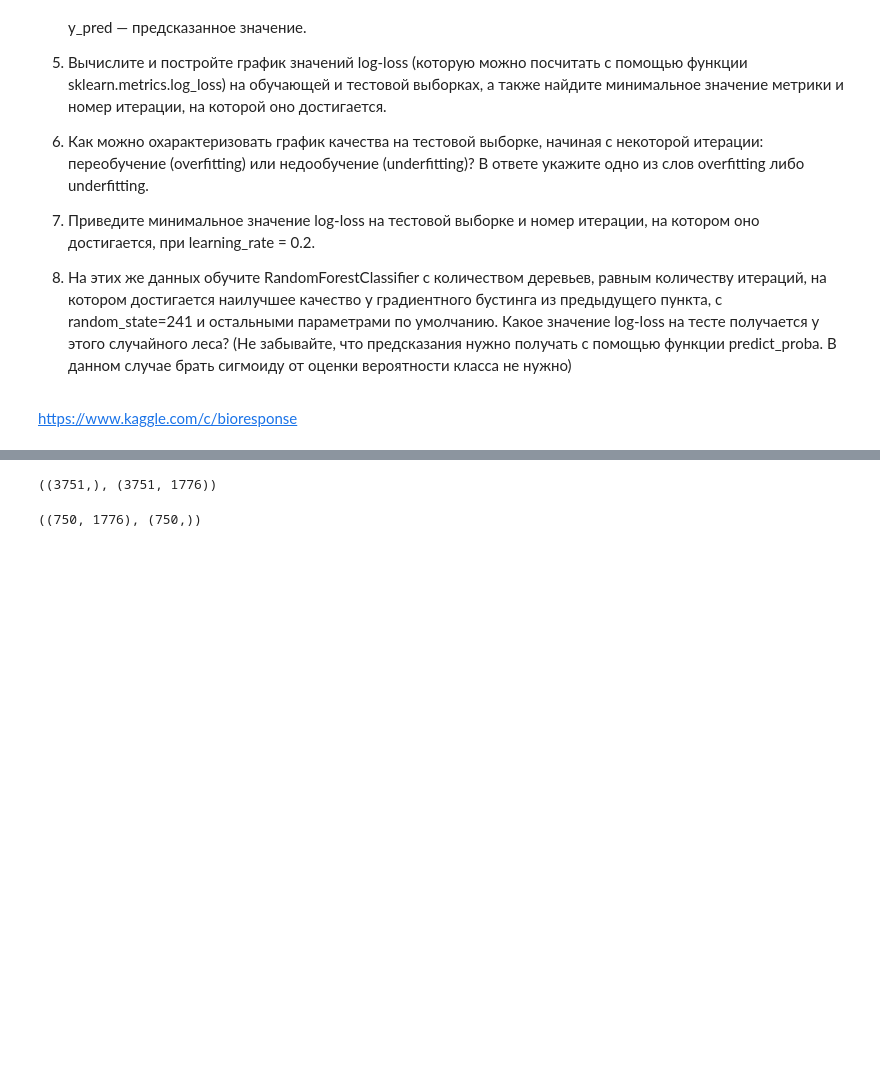
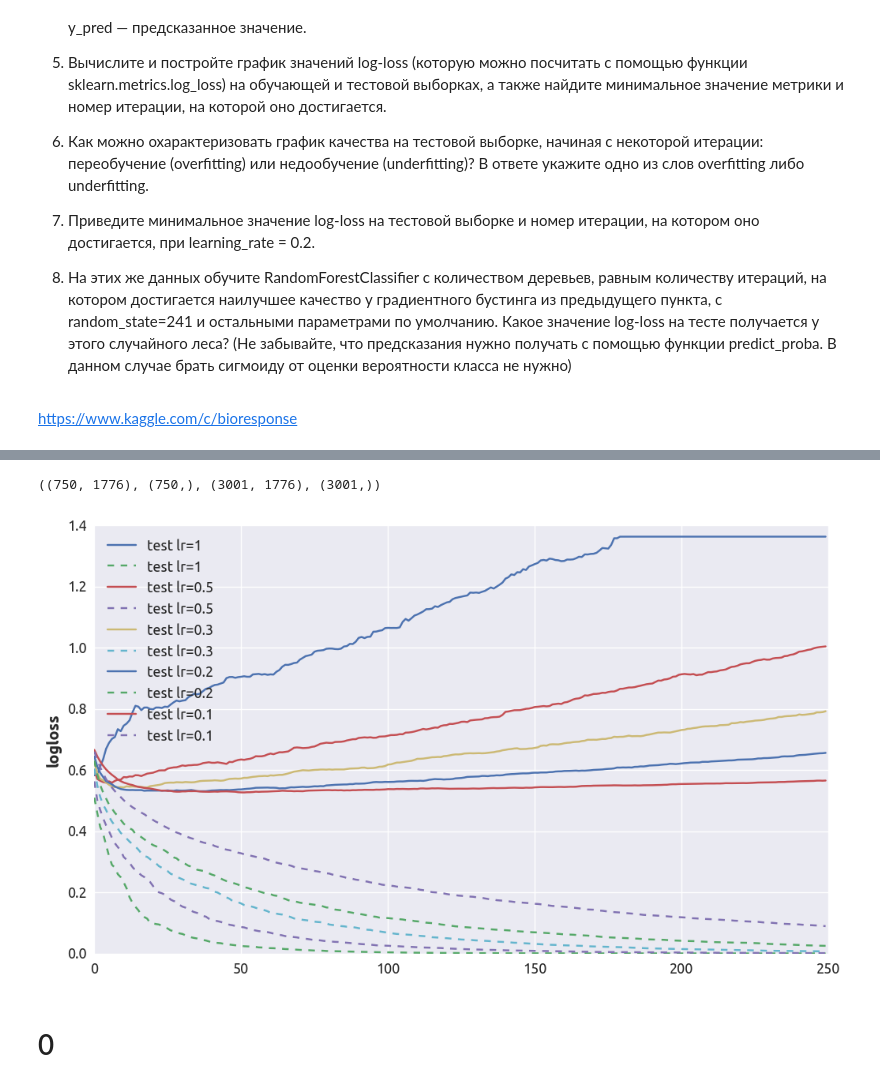
Before and after one commit to dmitryhd/courses, a Jupyter notebook: vorontsov/w05/t2-tree-boosting.ipynb, the cells around one changed output, grey strips where cells are left out. Cells and saved outputs as stored; diff of their text form; code cells hidden in the pictures; blank space fills up the shorter version.

```diff
--- a/vorontsov/w05/t2-tree-boosting.ipynb
+++ b/vorontsov/w05/t2-tree-boosting.ipynb
@@ -9,6 +9,22 @@
 4. Приведите минимальное значение log-loss на тестовой выборке и номер итерации, на котором оно достигается, при learning_rate = 0.2.
 
 5. На этих же данных обучите RandomForestClassifier с количеством деревьев, равным количеству итераций, на котором достигается наилучшее качество у градиентного бустинга из предыдущего пункта, c random_state=241 и остальными параметрами по умолчанию. Какое значение log-loss на тесте получается у этого случайного леса? (Не забывайте, что предсказания нужно получать с помощью функции predict_proba. В данном случае брать сигмоиду от оценки вероятности класса не нужно)
+# %%
+import matplotlib.pyplot as plt
+import matplotlib.pylab as pylab
+import seaborn as sns
+%matplotlib inline
+
+pylab.rcParams['figure.figsize'] = 12.0, 7.0
+
+plt.rcParams['axes.labelweight'] = 'bold'
+plt.rcParams['axes.titleweight'] = 'bold'
+plt.rcParams['font.family'] = 'serif'
+
+plt.rcParams['font.serif'] = 'Ubuntu'
+plt.rcParams['font.monospace'] = 'Ubuntu Mono'
+plt.rcParams['font.size'] = 12
+# sns.set_context("notebook", font_scale=1.3)
 # %% [markdown]
 https://www.kaggle.com/c/bioresponse
 # %%
@@ -41,4 +38,0 @@ X = data.values
-# %%
-y.shape, X.shape
-# %% [output]
-((3751,), (3751, 1776))
@@ -47,7 +39,31 @@ X_train, X_test, y_train, y_test = train_test_split(X, y, test_size=.8, random_s
-# %%
-X_train.shape, y_train.shape
-# %% [output]
-((750, 1776), (750,))
+# %%
+data = pd.read_csv('data/gbm-data.csv')
+
+y = data['Activity'].values
+del data['Activity']
+X = data.values
+
+X_train, X_test, y_train, y_test = train_test_split(X, y, test_size=0.8, random_state=241)
+
+X_train.shape, y_train.shape, X_test.shape, y_test.shape
+# %% [output]
+((750, 1776), (750,), (3001, 1776), (3001,))
 # %%
 learning_rates = [1, 0.5, 0.3, 0.2, 0.1]
-learning_rate = .5
+# %%
+for learning_rate in learning_rates:
+    cls = GradientBoostingClassifier(n_estimators=250, verbose=False, random_state=241, learning_rate=learning_rate)
+    cls.fit(X_train, y_train)
+
+    ll_staged_test = [log_loss(y_test, expit(z)) for z in cls.staged_decision_function(X_test)]
+    ll_staged_train = [log_loss(y_train, expit(z)) for z in cls.staged_decision_function(X_train)]
+
+    plt.plot(range(len(ll_staged_test)), ll_staged_test, linestyle='-', label='test lr={}'.format(learning_rate))
+    plt.plot(range(len(ll_staged_train)), ll_staged_train, linestyle='--', label='test lr={}'.format(learning_rate))
+
+plt.legend(loc='best')
+plt.ylabel('logloss');
+# %% [output]
+[figure, added]
+# %% [markdown]
+# 0
```
Also changed, not shown: parts of 24 cells of this notebook, 3 other files.
